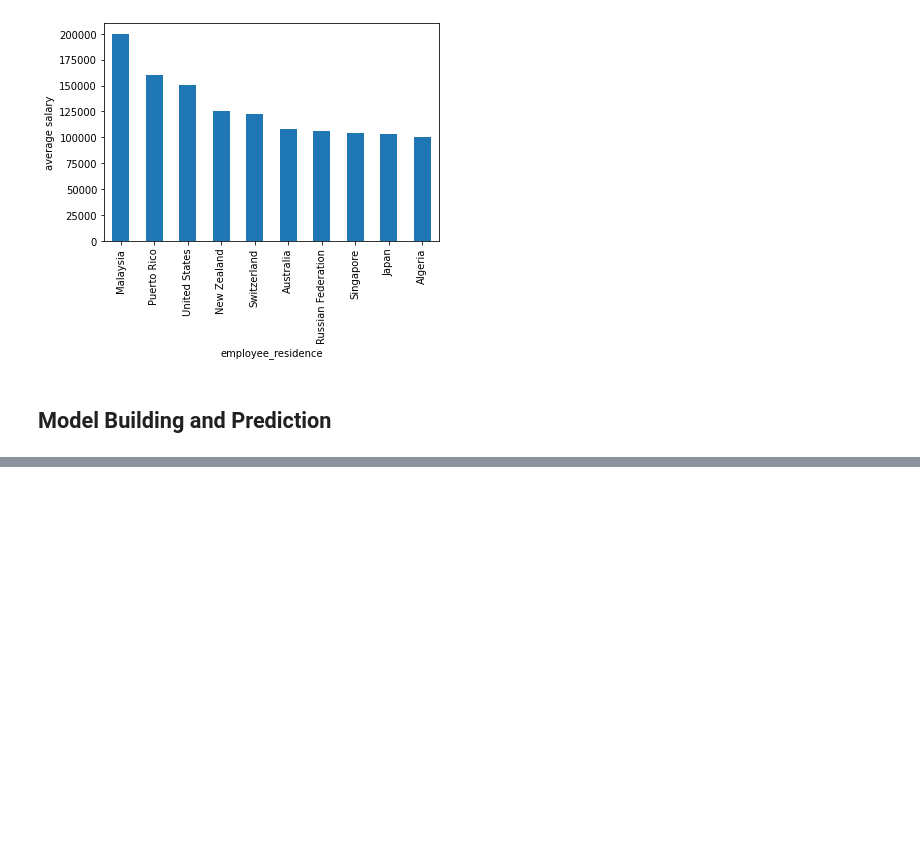
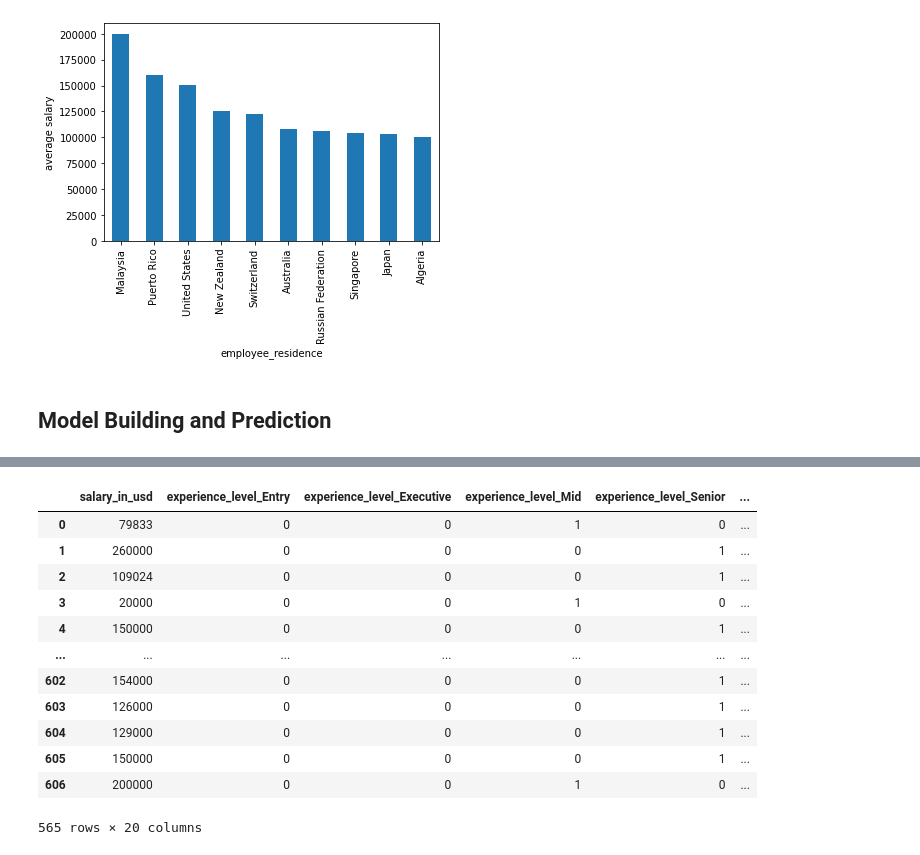
Before and after one commit to Suyog-Dhakal/DataScience-Projects, a Jupyter notebook: DataScienceSalaryPrediction/DataScienceSalaryPrediction.ipynb, the cells around one changed output, grey strips where cells are left out. Saved outputs shown, nothing was run; the diff lists cells and outputs as text; code cells hidden in the pictures; blank space fills up the shorter version.

```diff
--- a/DataScienceSalaryPrediction/DataScienceSalaryPrediction.ipynb
+++ b/DataScienceSalaryPrediction/DataScienceSalaryPrediction.ipynb
@@ -445,0 +527,17 @@ plt.show()
+# %%
+df4 = pd.get_dummies(df3,columns=categorical_data)
+df4
+# %% [output]
+|  | salary_in_usd | experience_level_Entry | experience_level_Executive | experience_level_Mid | experience_level_Senior | ... |
+| 0 | 79833 | 0 | 0 | 1 | 0 | ... |
+| 1 | 260000 | 0 | 0 | 0 | 1 | ... |
+| 2 | 109024 | 0 | 0 | 0 | 1 | ... |
+| 3 | 20000 | 0 | 0 | 1 | 0 | ... |
+| 4 | 150000 | 0 | 0 | 0 | 1 | ... |
+| ... | ... | ... | ... | ... | ... | ... |
+| 602 | 154000 | 0 | 0 | 0 | 1 | ... |
+| 603 | 126000 | 0 | 0 | 0 | 1 | ... |
+| 604 | 129000 | 0 | 0 | 0 | 1 | ... |
+| 605 | 150000 | 0 | 0 | 0 | 1 | ... |
+| 606 | 200000 | 0 | 0 | 1 | 0 | ... |
+565 rows × 20 columns
```
Also changed, not shown: parts of 15 cells of this notebook.
